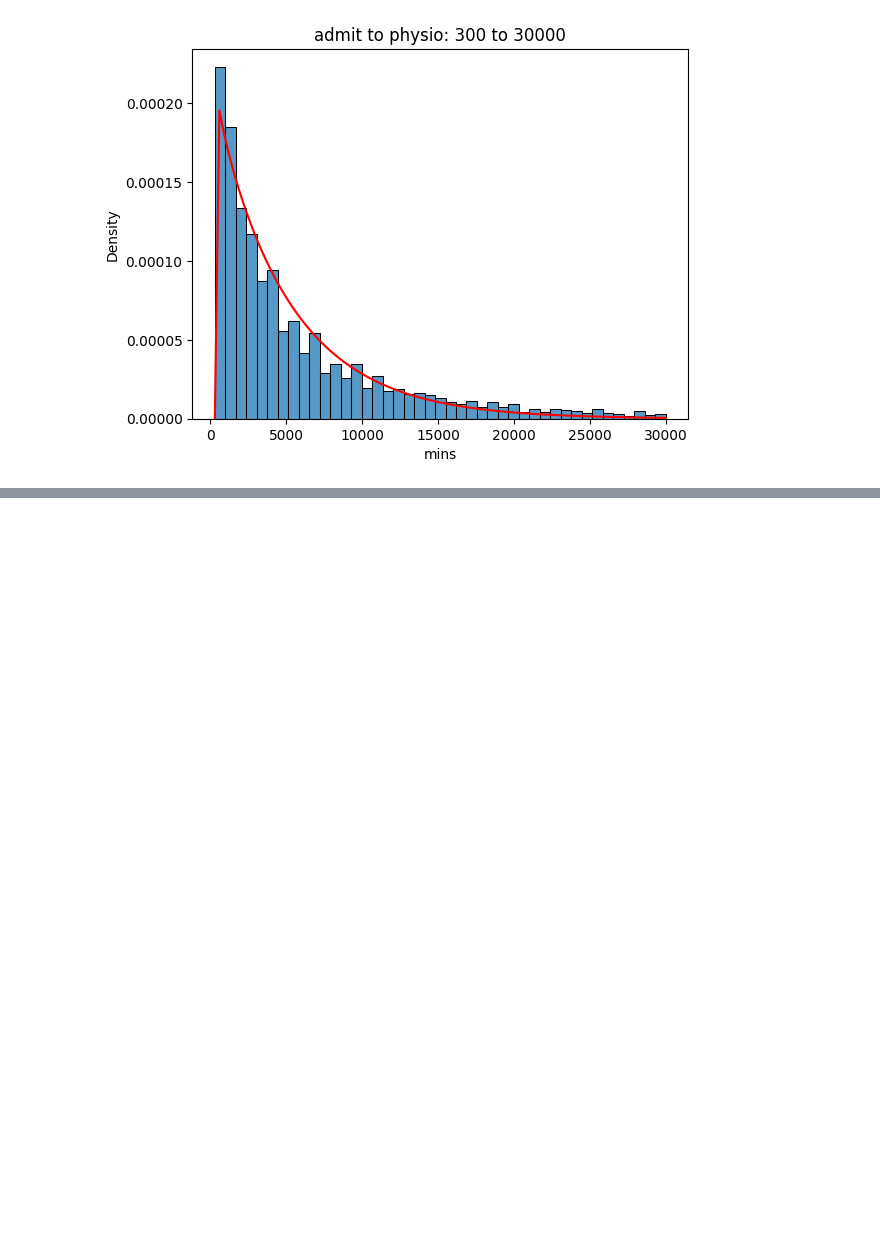
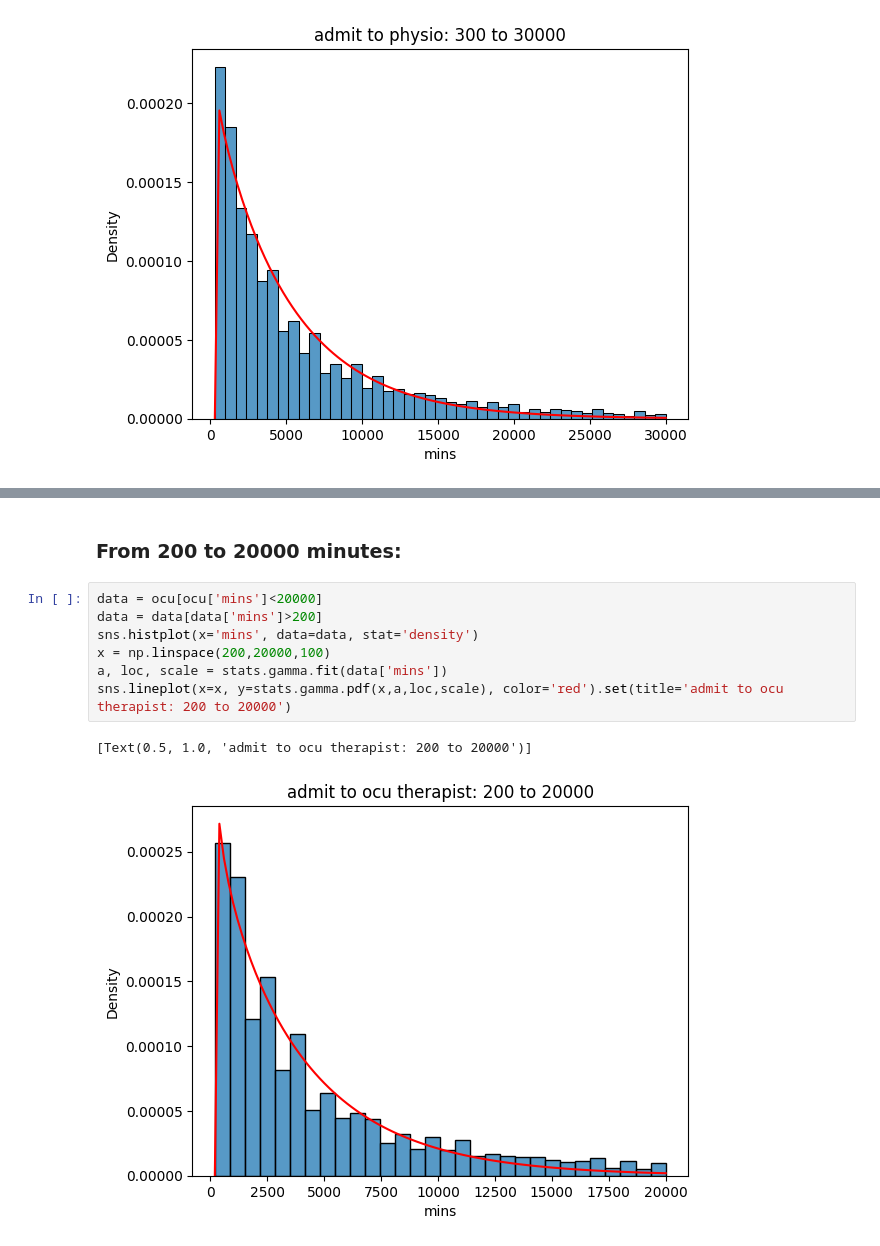
Before and after one commit to emilydormody/Synthetic-Stroke-Data, a Jupyter notebook: histogram_summaries.ipynb, the cells around one changed output, grey strips where cells are left out. Cells and saved outputs as stored; diff of their text form; blank space fills up the shorter version.

```diff
--- a/histogram_summaries.ipynb
+++ b/histogram_summaries.ipynb
@@ -584,0 +636,12 @@ There are 16 patients outside of this range (between 80000 and 250000) that are
+# %% [markdown]
+### From 200 to 20000 minutes:
+# %%
+data = ocu[ocu['mins']<20000]
+data = data[data['mins']>200]
+sns.histplot(x='mins', data=data, stat='density')
+x = np.linspace(200,20000,100)
+a, loc, scale = stats.gamma.fit(data['mins'])
+sns.lineplot(x=x, y=stats.gamma.pdf(x,a,loc,scale), color='red').set(title='admit to ocu therapist: 200 to 20000')
+# %% [output]
+[Text(0.5, 1.0, 'admit to ocu therapist: 200 to 20000')]
+[figure, added]
```
Also changed, not shown: parts of 31 cells of this notebook.
